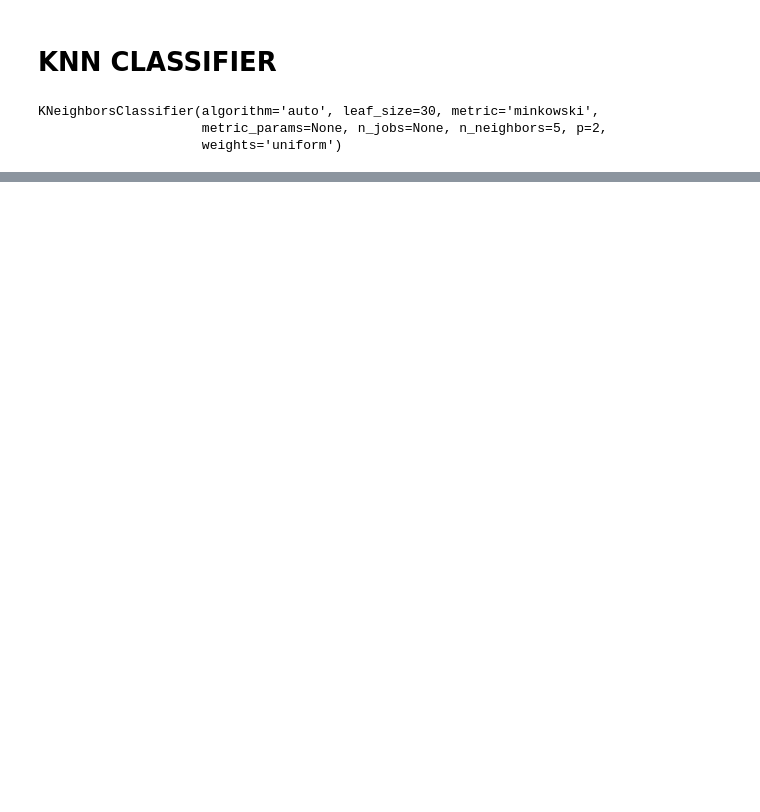
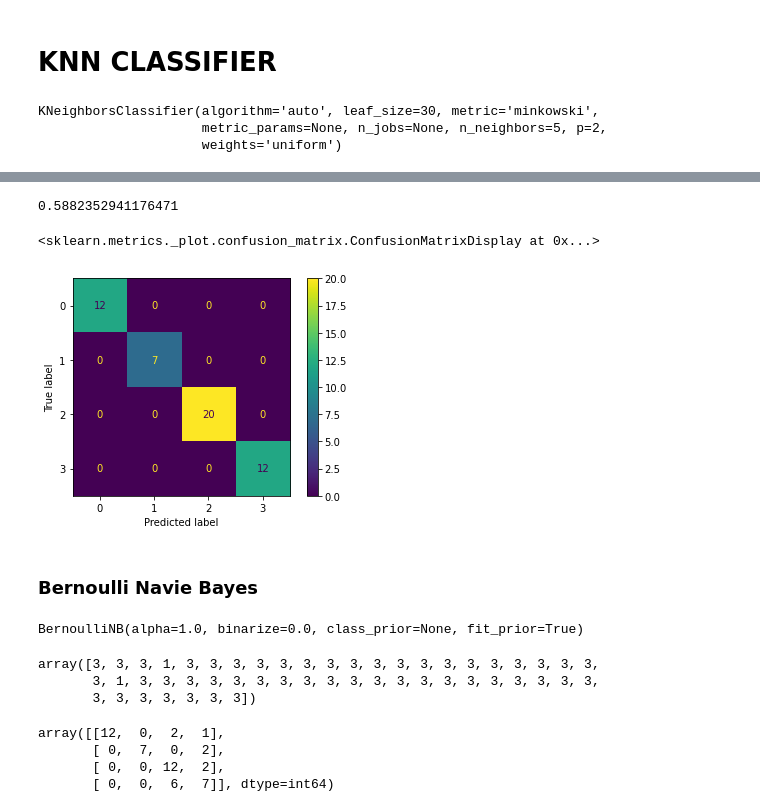
Before and after one commit to mujahid2580/Machine-Learning, a Jupyter notebook: Machine learning/lemon and guava dataset.ipynb, the cells around one changed output, grey strips where cells are left out. Cells and saved outputs as stored; diff of their text form; code cells hidden in the pictures; blank space fills up the shorter version.

```diff
--- a/Machine learning/lemon and guava dataset.ipynb
+++ b/Machine learning/lemon and guava dataset.ipynb
@@ -286,0 +430,11 @@ weighted avg       0.76      0.69      0.70        51
+# %%
+accuracy_score(y_test,cb_yhat)
+# %% [output]
+0.5882352941176471
+# %%
+plot_confusion_matrix(gb,x_test,gb_yhat)
+# %% [output]
+<sklearn.metrics._plot.confusion_matrix.ConfusionMatrixDisplay at 0x...>
+[figure, added]
+# %% [markdown]
+### **Bernoulli Navie Bayes**
@@ -286,0 +443,19 @@ weighted avg       0.76      0.69      0.70        51
+# %%
+b.fit(x_train,y_train)
+# %% [output]
+BernoulliNB(alpha=1.0, binarize=0.0, class_prior=None, fit_prior=True)
+# %%
+b_yhat = b.predict(x_test)
+b_yhat
+# %% [output]
+array([3, 3, 3, 1, 3, 3, 3, 3, 3, 3, 3, 3, 3, 3, 3, 3, 3, 3, 3, 3, 3, 3,
+       3, 1, 3, 3, 3, 3, 3, 3, 3, 3, 3, 3, 3, 3, 3, 3, 3, 3, 3, 3, 3, 3,
+       3, 3, 3, 3, 3, 3, 3])
+# %%
+cm = confusion_matrix(y_test,gb_yhat)
+cm
+# %% [output]
+array([[12,  0,  2,  1],
+       [ 0,  7,  0,  2],
+       [ 0,  0, 12,  2],
+       [ 0,  0,  6,  7]], dtype=int64)
```
Also changed, not shown: parts of 52 cells of this notebook, 1 other file.
